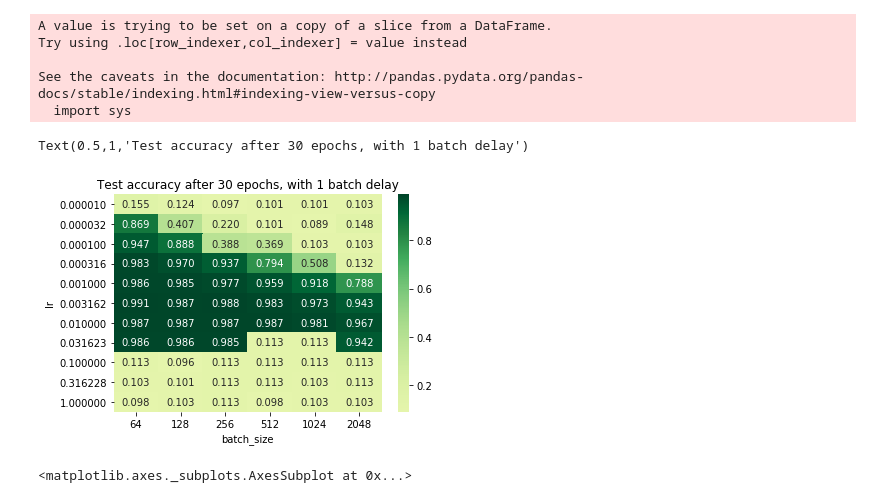
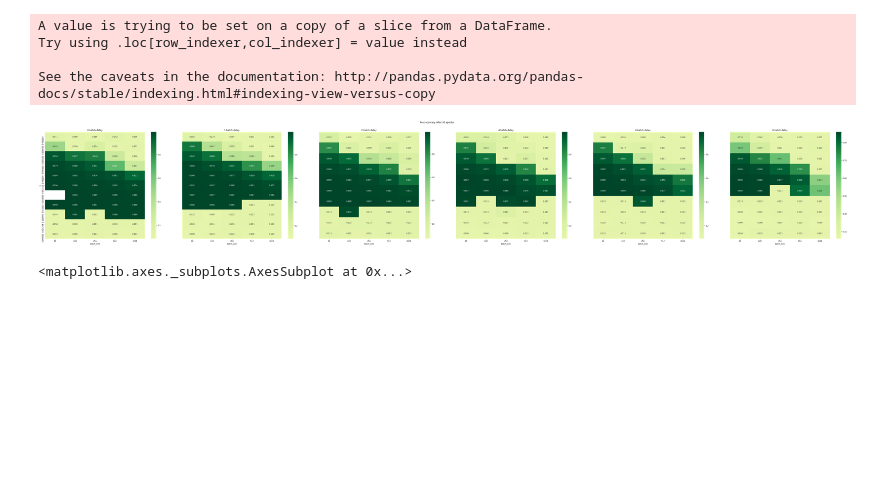
Before and after one commit to ajayjain/outofsync-optim, a Jupyter notebook: Generate plots from runs.ipynb, the cells around one changed output. Drawn from its saved outputs; the diff is of its cells as text; code cells hidden in the pictures; blank space fills up the shorter version.

Commit message:
more plotting

```diff
--- a/Generate plots from runs.ipynb
+++ b/Generate plots from runs.ipynb
@@ -55,32 +63,49 @@ def discrete_cmap(N, base_cmap=None, b=10):
 #     color_list = base(np.linspace(0, 1, N))
     cmap_name = base.name + str(N)
     return base.from_list(cmap_name, color_list, N)
-# %%
-by_delay = []
-for delay in range(4):
-    by_delay.append(runs_df[runs_df["delay"] == delay])
-
-delay = 1
-selected_df = by_delay[delay][by_delay[delay].lr <= 1]
-selected_df["lr"] = selected_df["lr"].map(lambda lr: "{:.6f}".format(lr))
-pivoted = selected_df.pivot(index="lr", columns="batch_size", values="last_test_acc")
-
-ax = sns.heatmap(pivoted, annot=True, cmap=discrete_cmap(999, "YlGn", 5), fmt=".3f")
-ax.set_title("Test accuracy after 30 epochs, with {} batch delay".format(delay))
-
-
-# ax.yaxis.set_major_formatter(StrMethodFormatter("{x:.6e}"))
-# ax.yaxis.set_major_formatter(StrMethodFormatter("{x:.6e}"))
-# ax.xaxis.set_major_formatter(FuncFormatter(lambda y, _: print(y, _)))
-# ax.yaxis.set_major_formatter(StrMethodFormatter("{x:.6e}"))
-# %% [output]
-A value is trying to be set on a copy of a slice from a DataFrame.
-Try using .loc[row_indexer,col_indexer] = value instead
-
-See the caveats in the documentation: http://pandas.pydata.org/pandas-docs/stable/indexing.html#indexing-view-versus-copy
-  import sys
-Text(0.5,1,'Test accuracy after 30 epochs, with 1 batch delay')
-[figure, removed]
+# %%
+num_plots = len(runs_df.delay.unique())
+fig, ax = plt.subplots(figsize=(num_plots * 13, 10), ncols=num_plots, nrows=1)
+plt.suptitle("Test accuracy after 30 epochs")
+
+left   =  0.125  # the left side of the subplots of the figure
+right  =  0.9    # the right side of the subplots of the figure
+bottom =  0.1    # the bottom of the subplots of the figure
+top    =  0.9    # the top of the subplots of the figure
+wspace =  0.1    # the amount of width reserved for blank space between subplots
+hspace =  1.1    # the amount of height reserved for white space between subplots
+
+# This function actually adjusts the sub plots using the above paramters
+plt.subplots_adjust(
+    left    =  left,
+    bottom  =  bottom,
+    right   =  right,
+    top     =  top,
+    wspace  =  wspace,
+    hspace  =  hspace
+)
+
+for (idx, delay) in enumerate(runs_df.delay.unique()):
+    selected_df = runs_df[runs_df["delay"] == delay]
+    selected_df["lr"] = selected_df["lr"].map(lambda lr: "{:.6f}".format(lr))
+
+    pivoted = selected_df.pivot(index="lr", columns="batch_size", values="last_test_acc")
+
+    ax[idx].set_title("{} batch delay".format(delay))
+    sns.heatmap(pivoted, annot=True, cmap=discrete_cmap(999, "YlGn", 5), fmt=".3f", ax=ax[idx])
+    if idx != 0:
+        ax[idx].get_yaxis().set_visible(False)
+
+# ax.yaxis.set_major_formatter(StrMethodFormatter("{x:.6e}"))
+# ax.yaxis.set_major_formatter(StrMethodFormatter("{x:.6e}"))
+# ax.xaxis.set_major_formatter(FuncFormatter(lambda y, _: print(y, _)))
+# ax.yaxis.set_major_formatter(StrMethodFormatter("{x:.6e}"))
+# %% [output]
+A value is trying to be set on a copy of a slice from a DataFrame.
+Try using .loc[row_indexer,col_indexer] = value instead
+
+See the caveats in the documentation: http://pandas.pydata.org/pandas-docs/stable/indexing.html#indexing-view-versus-copy
+[figure, added]
 # %%
 ax
 # %% [output]
```
Also changed, not shown: parts of 1 cell of this notebook.
